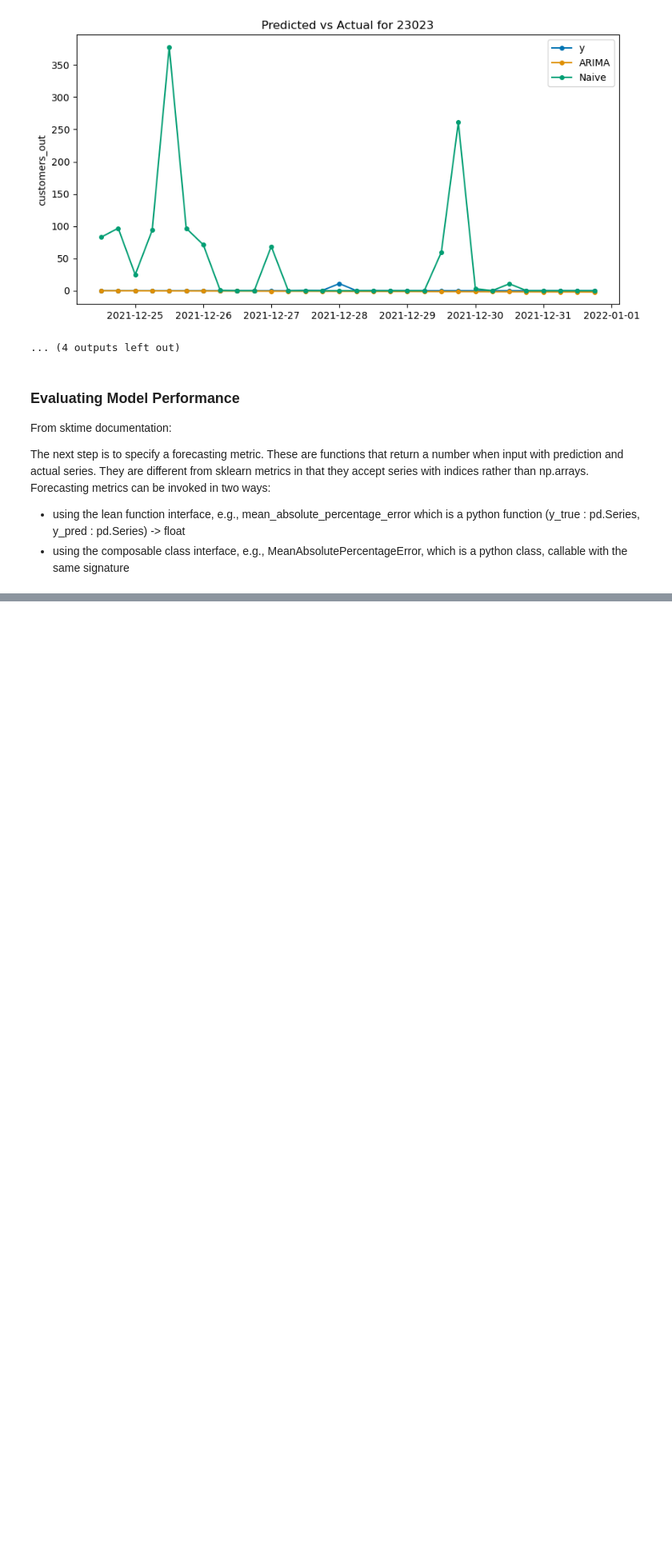
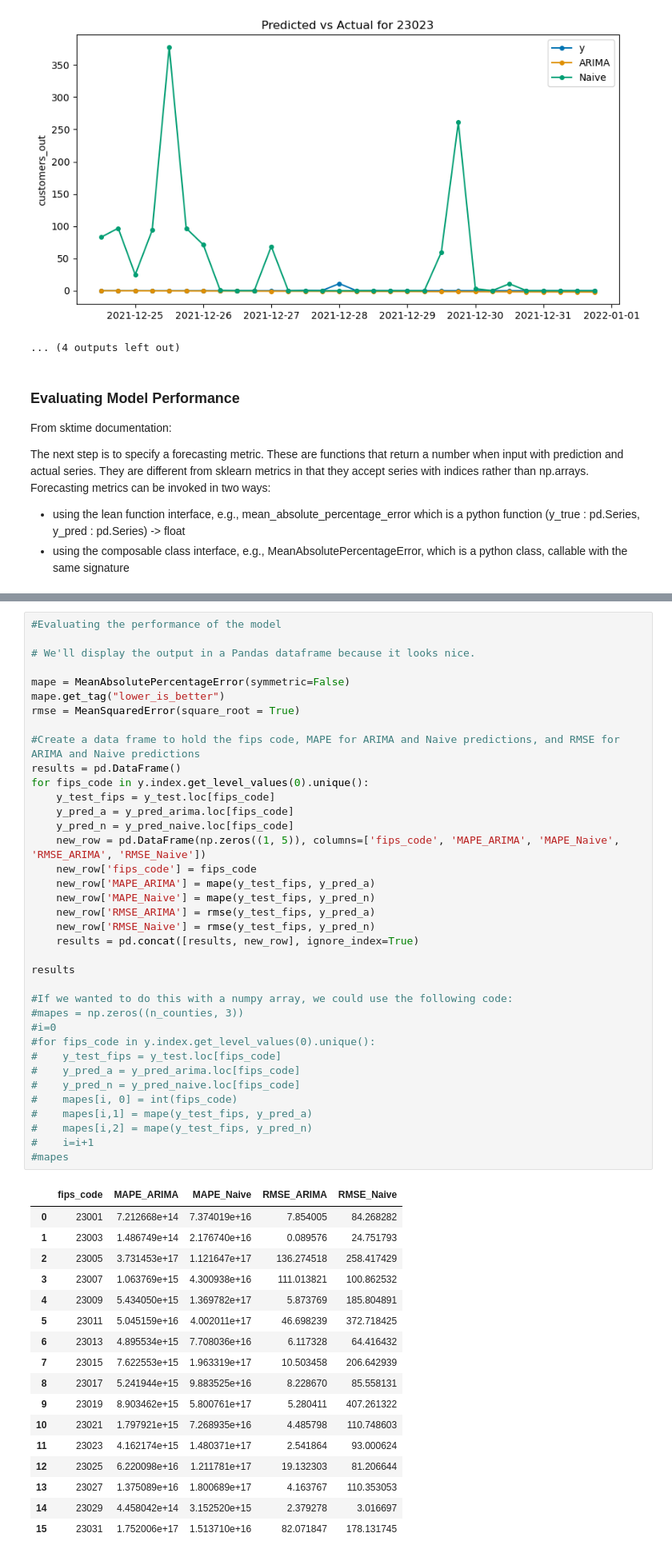
Before and after one commit to aarondweinberg/predictingpoweroutages, a Jupyter notebook: Aaron/Modeling1_AW.ipynb, the cells around one changed output, grey strips where cells are left out. Shown at 80% size. Drawn from its saved outputs; the diff is of its cells as text; blank space fills up the shorter version.

```diff
--- a/Aaron/Modeling1_AW.ipynb
+++ b/Aaron/Modeling1_AW.ipynb
@@ -337,2 +277,57 @@ array([[2.30010000e+04, 7.21266783e+14, 7.37401889e+16],
+# %%
+#Evaluating the performance of the model
+
+# We'll display the output in a Pandas dataframe because it looks nice.
+
+mape = MeanAbsolutePercentageError(symmetric=False)
+mape.get_tag("lower_is_better")
+rmse = MeanSquaredError(square_root = True)
+
+#Create a data frame to hold the fips code, MAPE for ARIMA and Naive predictions, and RMSE for ARIMA and Naive predictions
+results = pd.DataFrame()
+for fips_code in y.index.get_level_values(0).unique():
+    y_test_fips = y_test.loc[fips_code]
+    y_pred_a = y_pred_arima.loc[fips_code]
+    y_pred_n = y_pred_naive.loc[fips_code]
+    new_row = pd.DataFrame(np.zeros((1, 5)), columns=['fips_code', 'MAPE_ARIMA', 'MAPE_Naive', 'RMSE_ARIMA', 'RMSE_Naive'])
+    new_row['fips_code'] = fips_code
+    new_row['MAPE_ARIMA'] = mape(y_test_fips, y_pred_a)
+    new_row['MAPE_Naive'] = mape(y_test_fips, y_pred_n)
+    new_row['RMSE_ARIMA'] = rmse(y_test_fips, y_pred_a)
+    new_row['RMSE_Naive'] = rmse(y_test_fips, y_pred_n)
+    results = pd.concat([results, new_row], ignore_index=True)
+
+results
+
+#If we wanted to do this with a numpy array, we could use the following code:
+#mapes = np.zeros((n_counties, 3))
+#i=0
+#for fips_code in y.index.get_level_values(0).unique():
+#    y_test_fips = y_test.loc[fips_code]
+#    y_pred_a = y_pred_arima.loc[fips_code]
+#    y_pred_n = y_pred_naive.loc[fips_code]
+#    mapes[i, 0] = int(fips_code)
+#    mapes[i,1] = mape(y_test_fips, y_pred_a)
+#    mapes[i,2] = mape(y_test_fips, y_pred_n)
+#    i=i+1
+#mapes
+# %% [output]
+|  | fips_code | MAPE_ARIMA | MAPE_Naive | RMSE_ARIMA | RMSE_Naive |
+| 0 | 23001 | 7.212668e+14 | 7.374019e+16 | 7.854005 | 84.268282 |
+| 1 | 23003 | 1.486749e+14 | 2.176740e+16 | 0.089576 | 24.751793 |
+| 2 | 23005 | 3.731453e+17 | 1.121647e+17 | 136.274518 | 258.417429 |
+| 3 | 23007 | 1.063769e+15 | 4.300938e+16 | 111.013821 | 100.862532 |
+| 4 | 23009 | 5.434050e+15 | 1.369782e+17 | 5.873769 | 185.804891 |
+| 5 | 23011 | 5.045159e+16 | 4.002011e+17 | 46.698239 | 372.718425 |
+| 6 | 23013 | 4.895534e+15 | 7.708036e+16 | 6.117328 | 64.416432 |
+| 7 | 23015 | 7.622553e+15 | 1.963319e+17 | 10.503458 | 206.642939 |
+| 8 | 23017 | 5.241944e+15 | 9.883525e+16 | 8.228670 | 85.558131 |
+| 9 | 23019 | 8.903462e+15 | 5.800761e+17 | 5.280411 | 407.261322 |
+| 10 | 23021 | 1.797921e+15 | 7.268935e+16 | 4.485798 | 110.748603 |
+| 11 | 23023 | 4.162174e+15 | 1.480371e+17 | 2.541864 | 93.000624 |
+| 12 | 23025 | 6.220098e+16 | 1.211781e+17 | 19.132303 | 81.206644 |
+| 13 | 23027 | 1.375089e+16 | 1.800689e+17 | 4.163767 | 110.353053 |
+| 14 | 23029 | 4.458042e+14 | 3.152520e+15 | 2.379278 | 3.016697 |
+| 15 | 23031 | 1.752006e+17 | 1.513710e+16 | 82.071847 | 178.131745 |
 # %% [markdown]
 ### Trying ARIMA for Prediction with a Sliding Window
```
Also changed, not shown: parts of 10 cells of this notebook.
